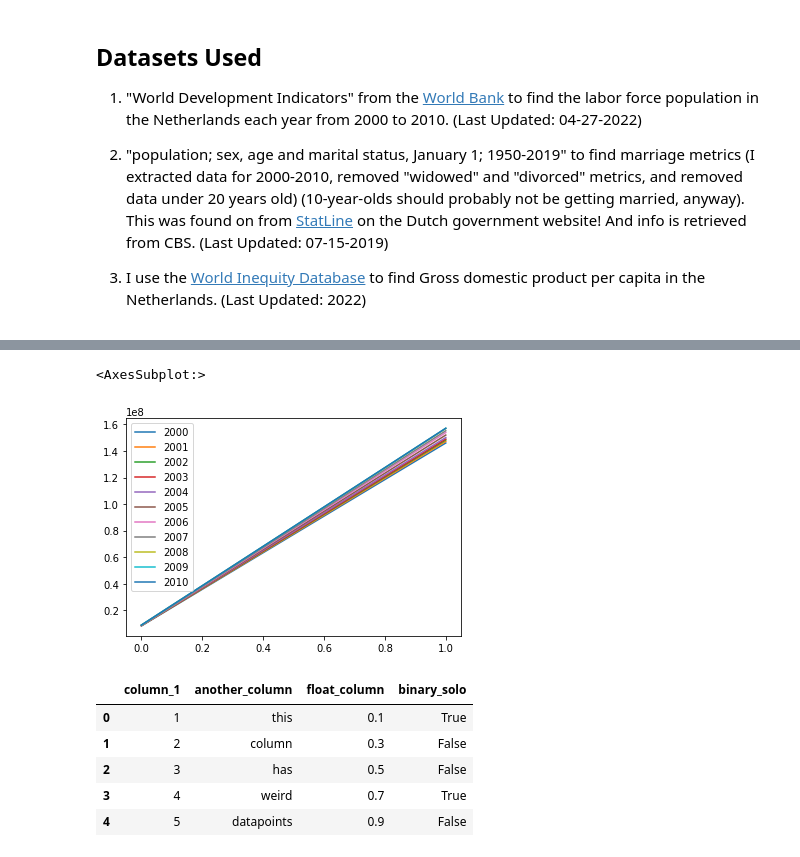
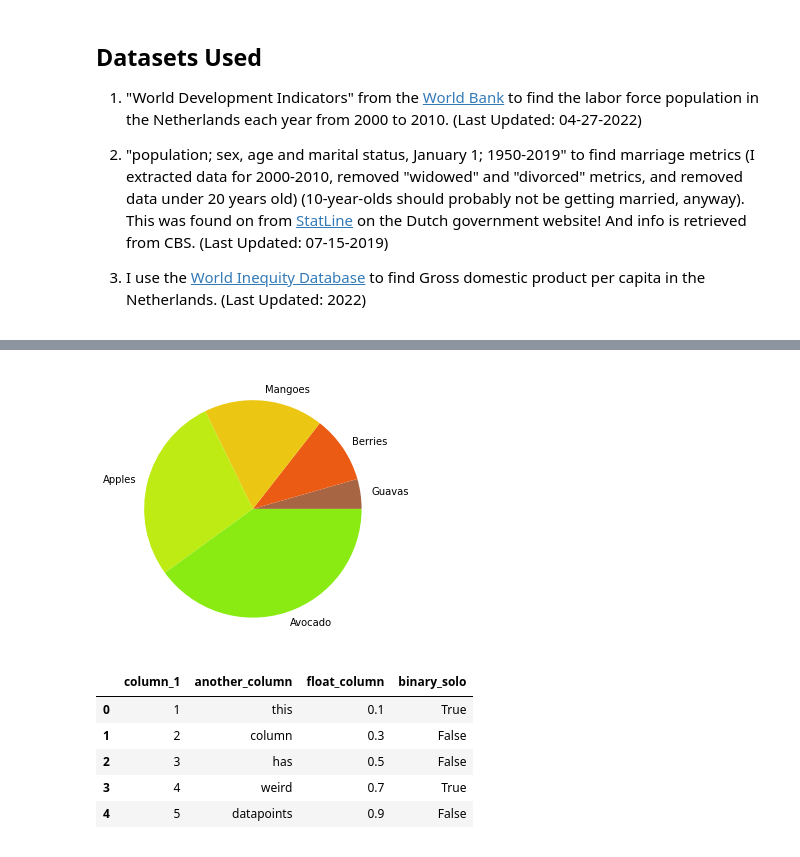
Before and after one commit to elizabethqiu/econ-research-paper, a Jupyter notebook: dutch_economy_analysis.ipynb, the cells around one changed output, grey strips where cells are left out. Cells and saved outputs as stored; diff of their text form; code cells hidden in the pictures.

```diff
--- a/dutch_economy_analysis.ipynb
+++ b/dutch_economy_analysis.ipynb
@@ -48,8 +148,23 @@ lfdata.head()
-# %%
-# lfdata.shape
-lfdata.plot()
-# hist = lfdata.plot.hist(figsize=(10,10),layout=(3,4))
-# %% [output]
-<AxesSubplot:>
-[figure, removed]
+# %%
+# lfdata.shape
+# lfdata.plot()
+# hist = lfdata.plot.hist(figsize=(10,10),layout=(3,4))
+
+# x=lfdata.columns
+# y=lfdata.rows
+# plt.plot(x,y)
+# plt.show()
+
+
+import matplotlib.pyplot as plt
+
+x=[4,9,16,25,36]
+fig = plt.figure(figsize =(5, 5))
+plt.pie(x, labels=("Guavas", "Berries","Mangoes","Apples", "Avocado"),
+colors = ( "#a86544", "#eb5b13", "#ebc713", "#bdeb13", "#8aeb13"))
+plt.show()
+# matplotlib.pyplot.xlabel("my x-axis label")
+# matplotlib.pyplot.ylabel("my y-axis label")
+# %% [output]
+[figure, added]
 # %%
```
Also changed, not shown: parts of 4 cells of this notebook.
